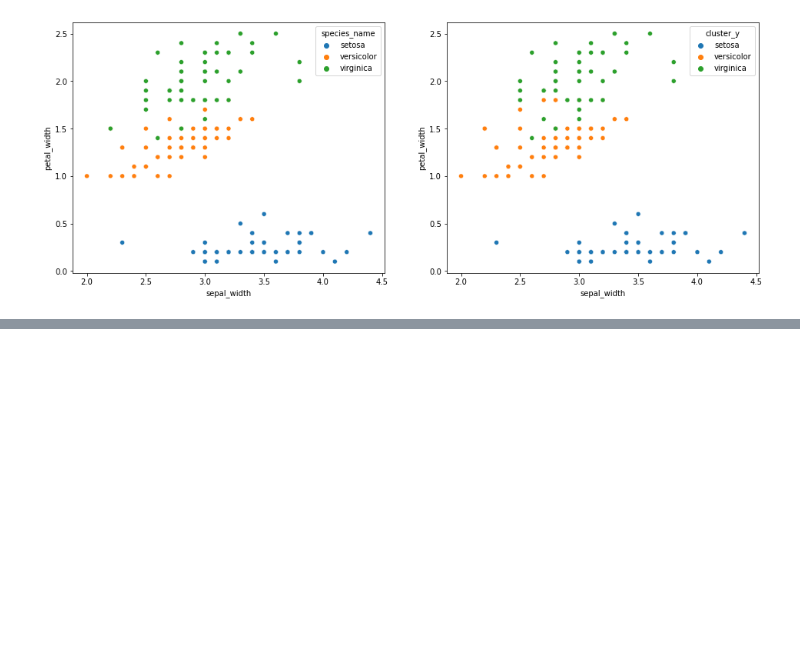
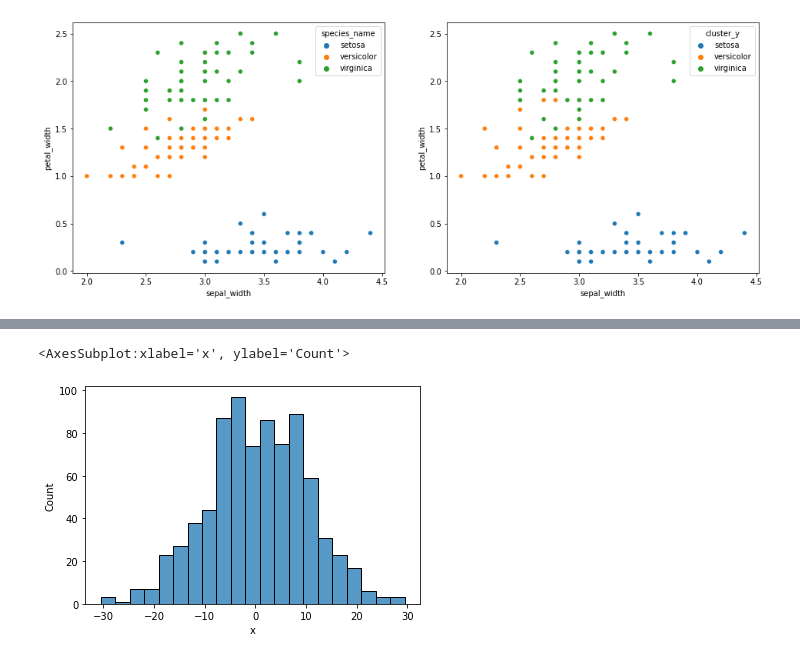
Before and after one commit to albertopuentes/clustering-exercises, a Jupyter notebook: Modeling.ipynb, the cells around one changed output, grey strips where cells are left out. Saved outputs shown, nothing was run; the diff lists cells and outputs as text; code cells hidden in the pictures; blank space fills up the shorter version.

```diff
--- a/Modeling.ipynb
+++ b/Modeling.ipynb
@@ -158,0 +265,8 @@ plt.show()
+# %%
+#renew google docs data
+sheet_url = 'https://docs.google.com/spreadsheets/d/1j5EgXVTR5ikUj3G5ZCQmkq6ziz_gvtASGAdw23-5_6M/export?gid=0&format=csv'
+
+csv_export_url = sheet_url
+
+df_gs2 = pd.read_csv(csv_export_url)
+df_gs2.head()
@@ -158,0 +280,6 @@ plt.show()
+# %%
+# histogram for x
+sns.histplot(data=df_gs2, x='x')
+# %% [output]
+<AxesSubplot:xlabel='x', ylabel='Count'>
+[figure, added]
```
Also changed, not shown: parts of 30 cells of this notebook.
